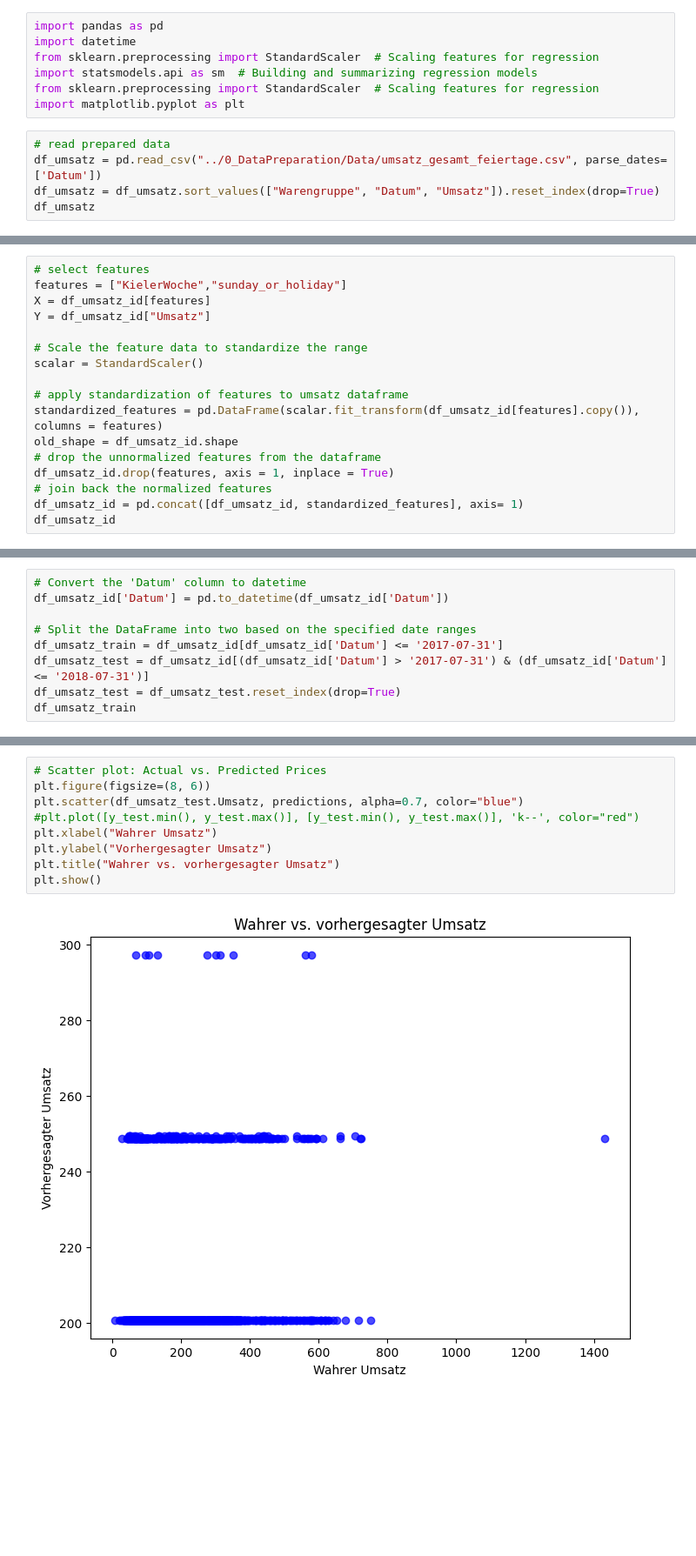
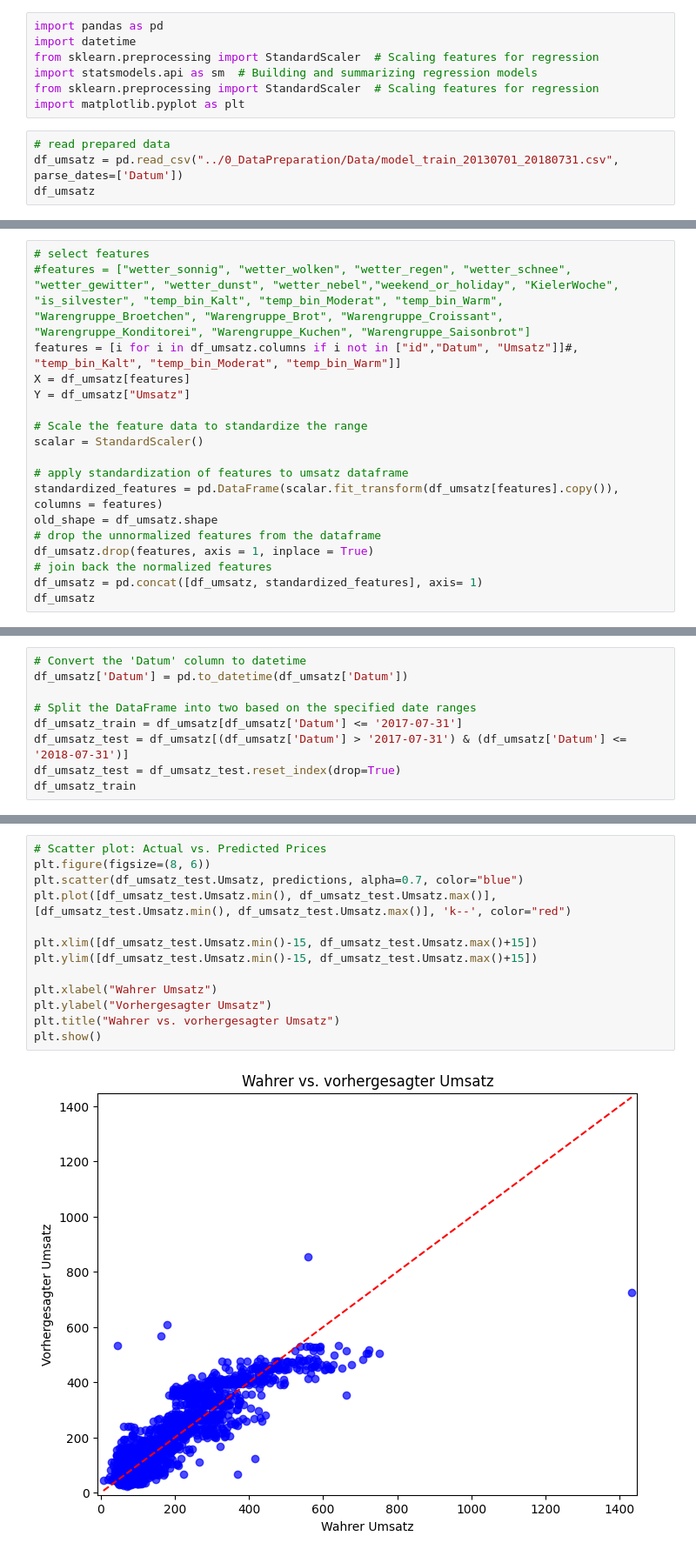
Before and after one commit to Heidikowski/Bakery-Project, a Jupyter notebook: 2_BaselineModel/baseline_model.ipynb, the cells around one changed output, grey strips where cells are left out. Shown at 87% size. Cells and saved outputs as stored; diff of their text form; blank space fills up the shorter version.

Commit message:
update baseline model

```diff
--- a/2_BaselineModel/baseline_model.ipynb
+++ b/2_BaselineModel/baseline_model.ipynb
@@ -7,7 +7,6 @@ from sklearn.preprocessing import StandardScaler  # Scaling features for regress
 import matplotlib.pyplot as plt
 # %%
 # read prepared data
-df_umsatz = pd.read_csv("../0_DataPreparation/Data/umsatz_gesamt_feiertage.csv", parse_dates=['Datum'])
-df_umsatz = df_umsatz.sort_values(["Warengruppe", "Datum", "Umsatz"]).reset_index(drop=True)
+df_umsatz = pd.read_csv("../0_DataPreparation/Data/model_train_20130701_20180731.csv", parse_dates=['Datum'])
 df_umsatz
 # %% [output]
@@ -80,18 +46,19 @@ Name: sunday_or_holiday, Length: 9334, dtype: int64
 # %%
 # select features
-features = ["KielerWoche","sunday_or_holiday"]
-X = df_umsatz_id[features]
-Y = df_umsatz_id["Umsatz"]
+#features = ["wetter_sonnig", "wetter_wolken", "wetter_regen", "wetter_schnee", "wetter_gewitter", "wetter_dunst", "wetter_nebel","weekend_or_holiday", "KielerWoche",	"is_silvester", "temp_bin_Kalt", "temp_bin_Moderat", "temp_bin_Warm", "Warengruppe_Broetchen", "Warengruppe_Brot", "Warengruppe_Croissant", "Warengruppe_Konditorei", "Warengruppe_Kuchen", "Warengruppe_Saisonbrot"]
+features = [i for i in df_umsatz.columns if i not in ["id","Datum", "Umsatz"]]#, "temp_bin_Kalt", "temp_bin_Moderat", "temp_bin_Warm"]]
+X = df_umsatz[features]
+Y = df_umsatz["Umsatz"]
 
 # Scale the feature data to standardize the range
 scalar = StandardScaler()
 
 # apply standardization of features to umsatz dataframe
-standardized_features = pd.DataFrame(scalar.fit_transform(df_umsatz_id[features].copy()), columns = features)
-old_shape = df_umsatz_id.shape
+standardized_features = pd.DataFrame(scalar.fit_transform(df_umsatz[features].copy()), columns = features)
+old_shape = df_umsatz.shape
 # drop the unnormalized features from the dataframe
-df_umsatz_id.drop(features, axis = 1, inplace = True)
+df_umsatz.drop(features, axis = 1, inplace = True)
 # join back the normalized features
-df_umsatz_id = pd.concat([df_umsatz_id, standardized_features], axis= 1)
-df_umsatz_id
+df_umsatz = pd.concat([df_umsatz, standardized_features], axis= 1)
+df_umsatz
 # %% [output]
@@ -111,10 +78,10 @@ df_umsatz_id
 # %%
 # Convert the 'Datum' column to datetime
-df_umsatz_id['Datum'] = pd.to_datetime(df_umsatz_id['Datum'])
+df_umsatz['Datum'] = pd.to_datetime(df_umsatz['Datum'])
 
 # Split the DataFrame into two based on the specified date ranges
-df_umsatz_train = df_umsatz_id[df_umsatz_id['Datum'] <= '2017-07-31']
-df_umsatz_test = df_umsatz_id[(df_umsatz_id['Datum'] > '2017-07-31') & (df_umsatz_id['Datum'] <= '2018-07-31')]
+df_umsatz_train = df_umsatz[df_umsatz['Datum'] <= '2017-07-31']
+df_umsatz_test = df_umsatz[(df_umsatz['Datum'] > '2017-07-31') & (df_umsatz['Datum'] <= '2018-07-31')]
 df_umsatz_test = df_umsatz_test.reset_index(drop=True)
 df_umsatz_train
 # %% [output]
@@ -180,11 +147,15 @@ Length: 1841, dtype: float64
 # %%
 # Scatter plot: Actual vs. Predicted Prices
 plt.figure(figsize=(8, 6))
 plt.scatter(df_umsatz_test.Umsatz, predictions, alpha=0.7, color="blue")
-#plt.plot([y_test.min(), y_test.max()], [y_test.min(), y_test.max()], 'k--', color="red")
+plt.plot([df_umsatz_test.Umsatz.min(), df_umsatz_test.Umsatz.max()], [df_umsatz_test.Umsatz.min(), df_umsatz_test.Umsatz.max()], 'k--', color="red")
+
+plt.xlim([df_umsatz_test.Umsatz.min()-15, df_umsatz_test.Umsatz.max()+15])
+plt.ylim([df_umsatz_test.Umsatz.min()-15, df_umsatz_test.Umsatz.max()+15])
+
 plt.xlabel("Wahrer Umsatz")
 plt.ylabel("Vorhergesagter Umsatz")
 plt.title("Wahrer vs. vorhergesagter Umsatz")
 plt.show()
 # %% [output]
-[figure, old version]
+[figure, new version]
```
Also changed, not shown: parts of 9 cells of this notebook.
